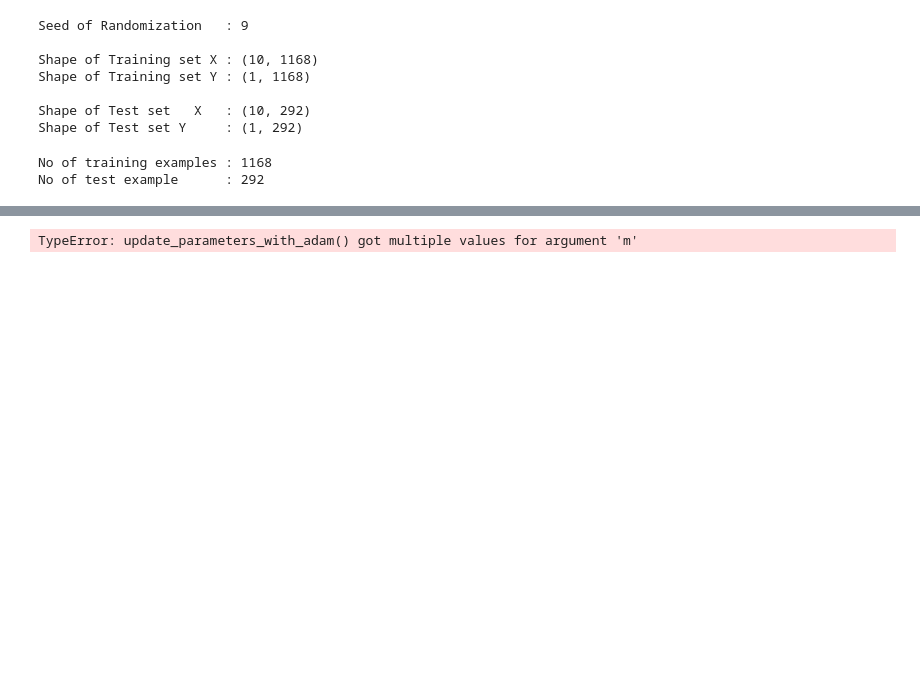
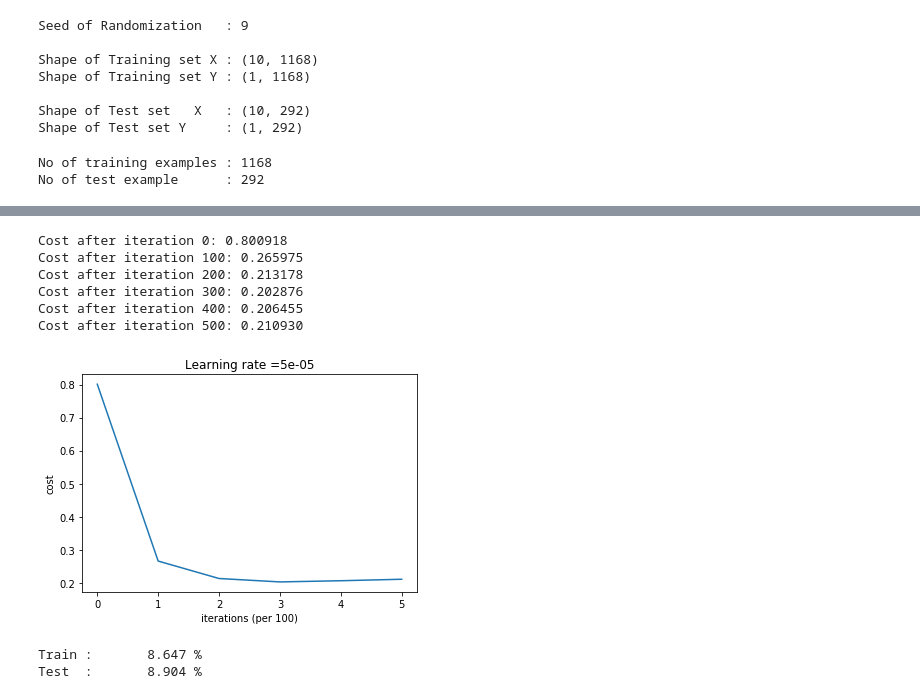
Before and after one commit to kkviks/Artificial-Neural-Network, a Jupyter notebook: ANN.ipynb, the cells around one changed output, grey strips where cells are left out. Saved outputs shown, nothing was run; the diff lists cells and outputs as text; code cells hidden in the pictures; blank space fills up the shorter version.

Commit message:
Pre-Hyperparameter search model

```diff
--- a/ANN.ipynb
+++ b/ANN.ipynb
@@ -328,23 +308,27 @@ def update_parameters_with_adam(parameters, grads, v, s, t,m, learning_rate = 0.
 
     return parameters, v, s
 # %%
-def model(X, Y, layers_dims, learning_rate = 0.003, num_iterations = 3000,
+def model(X, Y, layers_dims, learning_rate0 = 0.003, epocs = 3000,
                   beta1 = 0.9, beta2 = 0.999,  epsilon = 1e-8, print_after=1):
 
     costs = []
 
     parameters = initialize_parameters_deep(layers_dims)
     v, s = initialize_adam(parameters)
+
     t = 10000000
     m=X.shape[1]
 
-    for i in range(0, num_iterations):
+    for i in range(0, epocs):
         AL, caches = forwardprop(X, parameters)
         cost = compute_cost(AL, Y,parameters)
         grads = backwardprop(AL, Y, caches)
+
         t = t + 0.1
+        learning_rate = learning_rate0/(1+decay_rate*i)
+
         parameters, v, s = update_parameters_with_adam(parameters, grads, v, s,
-                                                               t, learning_rate, beta1, beta2,  epsilon,m=m)
+                                                               t,m, learning_rate, beta1, beta2,  epsilon,)
         if i % print_after == 0:
             print ("Cost after iteration %i: %f" %(i, cost))
         if  i % print_after == 0:
@@ -379,35 +363,44 @@ def evaluate(Y,Yhat,Set):
 # %%
 np.random.seed(seed)
 global dropout_cache
 global keep_prob
 global lambd
 
 keep_prob=1
 lambd=0
+decay_rate=0
 
-parameters = model(train_X, train_Y, layers_dims = [10,65,50,25,15,10,5,1], num_iterations =500,
-                           learning_rate = 0.000085,  beta1 = 0.92, beta2 = 0.99,  epsilon = 1e-8,
+parameters = model(train_X, train_Y, layers_dims = [10,65,50,25,15,10,5,1], epocs =501,
+                           learning_rate0 = 0.00005,  beta1 = 0.9, beta2 = 0.999,  epsilon = 1e-8,
                            print_after = 100)
 
 def predict(X,parameters):
     keep_prob=1
     AL = forwardprop(X, parameters)[0]
     Y_prediction = AL
     for i in range(AL.shape[1]):
           Y_prediction[0, i] = 1 if AL[0, i] > 0.5 else 0
 
     return Y_prediction
 
 test_Yhat = predict(test_X,parameters)
 train_Yhat = predict(train_X,parameters)
 
 
 #print("    "+" :       "+ "\t Precision " + "  "+ "     \tRecall" +"  "+"          F-score "+"  "+"         Accuracy")
 
 evaluate(train_Y,train_Yhat,"Train")
 evaluate(test_Y,test_Yhat,"Test ")
 # %% [output]
-TypeError: update_parameters_with_adam() got multiple values for argument 'm'
+Cost after iteration 0: 0.800918
+Cost after iteration 100: 0.265975
+Cost after iteration 200: 0.213178
+Cost after iteration 300: 0.202876
+Cost after iteration 400: 0.206455
+Cost after iteration 500: 0.210930
+[figure, added]
+Train :       8.647 %
+Test  :       8.904 %
 # %%
 def backwardprop(AL, Y, caches):
     grads = {}
```
Also changed, not shown: parts of 5 cells of this notebook, 1 other file.
